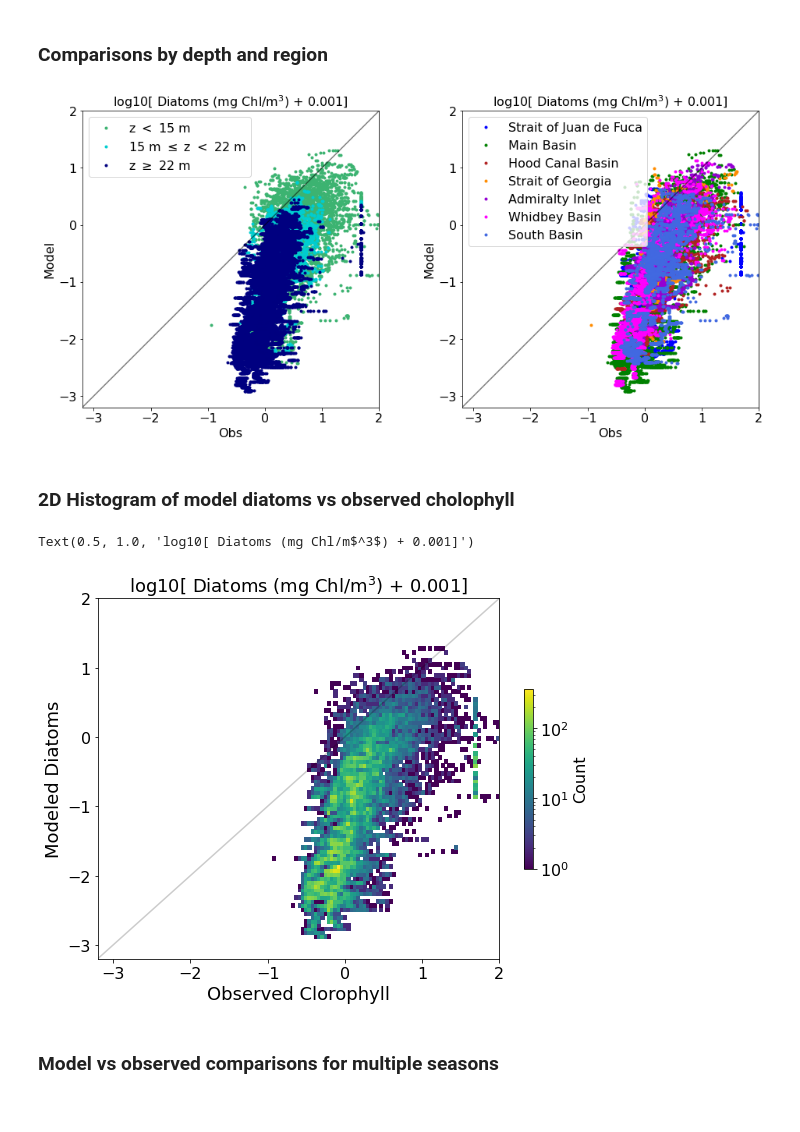
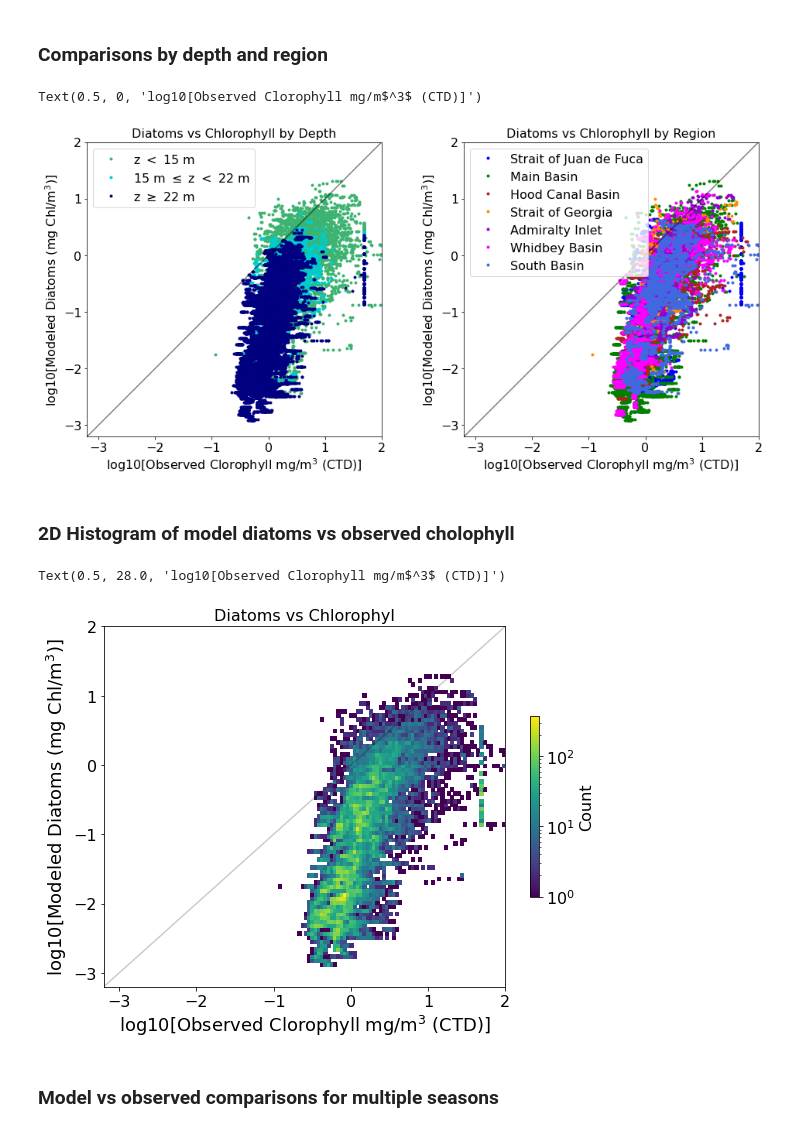
Before and after one commit to SalishSeaCast/analysis-keegan, a Jupyter notebook: notebooks/Evaluations/Individual_year_CTD_evaluations/2009_Puget_CTD_Evaluation.ipynb, the cells around one changed output. Cells and saved outputs as stored; diff of their text form; code cells hidden in the pictures.

```diff
--- a/notebooks/Evaluations/Individual_year_CTD_evaluations/2009_Puget_CTD_Evaluation.ipynb
+++ b/notebooks/Evaluations/Individual_year_CTD_evaluations/2009_Puget_CTD_Evaluation.ipynb
@@ -559,23 +559,28 @@ modvar='log_mod_diatoms'
 mv=(-3.2,2)
 fig, ax = plt.subplots(1,2,figsize = (16,7))
 ps,l=byDepth(data_CTD,ax[0],obsvar,modvar,mv)
-ax[0].set_title('log10[ Diatoms (mg Chl/m$^3$) + 0.001]')
+ax[0].set_title('Diatoms vs Chlorophyll by Depth')
+ax[0].set_ylabel('log10[Modeled Diatoms (mg Chl/m$^3$)]')
+ax[0].set_xlabel('log10[Observed Clorophyll mg/m$^3$ (CTD)]')
 
 ps,l=byRegion(data_CTD,datreg_CTD,ax[1],obsvar,modvar,mv)
-ax[1].set_title('log10[ Diatoms (mg Chl/m$^3$) + 0.001]');
+ax[1].set_title('Diatoms vs Chlorophyll by Region');
+ax[1].set_ylabel('log10[Modeled Diatoms (mg Chl/m$^3$)]')
+ax[1].set_xlabel('log10[Observed Clorophyll mg/m$^3$ (CTD)]')
 # %% [output]
+Text(0.5, 0, 'log10[Observed Clorophyll mg/m$^3$ (CTD)]')
-[figure, old version]
+[figure, new version]
 # %% [markdown]
 ### 2D Histogram of model diatoms vs observed cholophyll
 # %%
 fig, ax = plt.subplots(1,1,figsize= (8,6))
 ps = hist2d(data_CTD,ax,obsvar,modvar,(-3.2,2),fontsize=18)
-ax.set_ylabel('Modeled Diatoms')
-ax.set_xlabel('Observed Clorophyll')
-ax.set_title('log10[ Diatoms (mg Chl/m$^3$) + 0.001]',fontsize=18)
+ax.set_title('Diatoms vs Chlorophyl')
+ax.set_ylabel('log10[Modeled Diatoms (mg Chl/m$^3$)]')
+ax.set_xlabel('log10[Observed Clorophyll mg/m$^3$ (CTD)]')
 # %% [output]
-Text(0.5, 1.0, 'log10[ Diatoms (mg Chl/m$^3$) + 0.001]')
+Text(0.5, 28.0, 'log10[Observed Clorophyll mg/m$^3$ (CTD)]')
-[figure, old version]
+[figure, new version]
 # %% [markdown]
 ### Model vs observed comparisons for multiple seasons
 # %%
```
Also changed, not shown: parts of 12 cells of this notebook, 3 other files.
